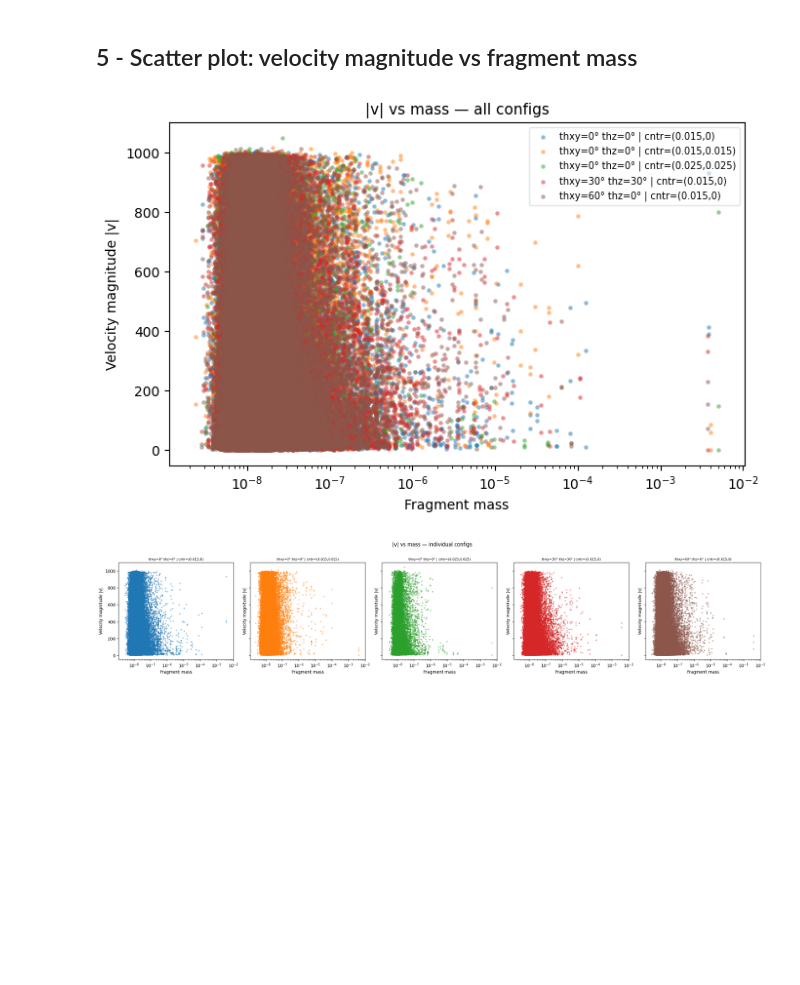
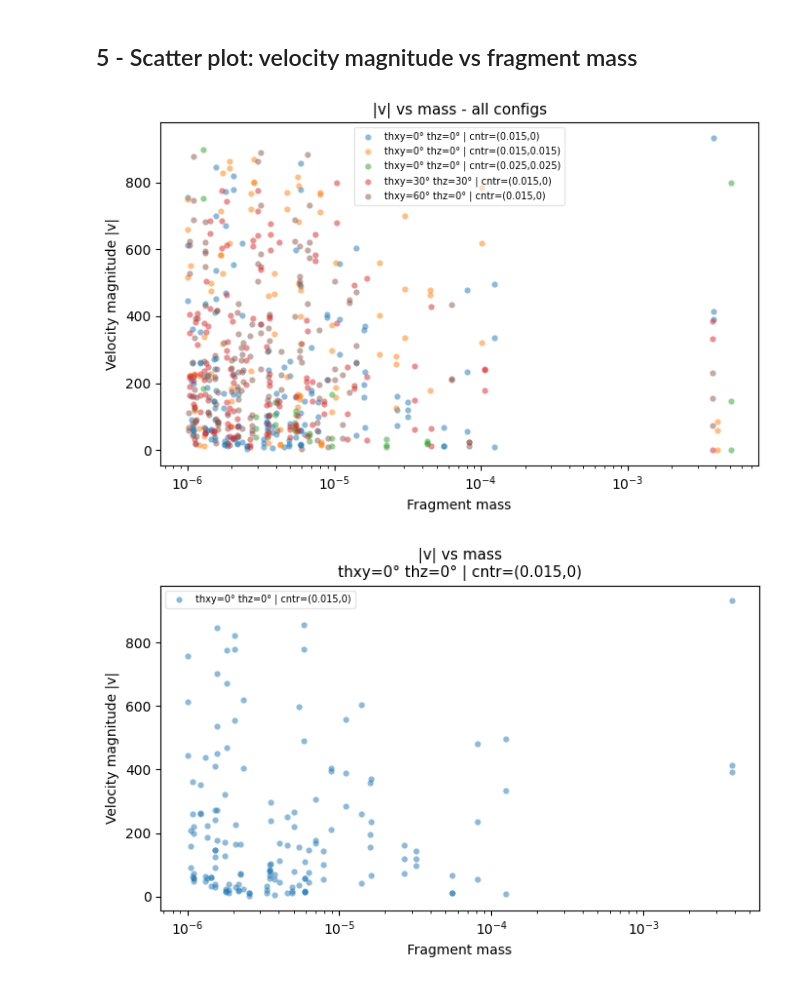
Before and after one commit to andreasaporito/Frag3D, a Jupyter notebook: SBM-comparison/angle-ecc-sweeps.ipynb, the cells around one changed output. Saved outputs shown, nothing was run; the diff lists cells and outputs as text; code cells hidden in the pictures; blank space fills up the shorter version.

Commit message:
Thresholded results

```diff
--- a/SBM-comparison/angle-ecc-sweeps.ipynb
+++ b/SBM-comparison/angle-ecc-sweeps.ipynb
@@ -113,6 +113,25 @@ display(df_display)
 # %% [markdown]
 ## 3 - Fragment statistics table
 mean / max / min / std of mass, |v|, vx, vy, vz
+# %%
+def filter_fragment_data(fragment_data, mass_threshold):
+    filtered_data = {}
+
+    for label, fd in fragment_data.items():
+
+        mask = fd['mass'] > mass_threshold
+
+        filtered_data[label] = {
+            key: values[mask]
+            for key, values in fd.items()
+        }
+
+    return filtered_data
+
+fragment_data = filter_fragment_data(
+    fragment_data,
+    MASS_THRESHOLD
+)
 # %%
 FRAG_KEYS   = ['mass', 'vmag', 'vx', 'vy', 'vz']
 FRAG_LABELS = ['Mass', '|v|', 'vx', 'vy', 'vz']
@@ -248,7 +278,7 @@ def scatter_vmag_vs_mass(frag_data, labels, colors, title_suffix='', ax=None):
         fig, ax = plt.subplots(figsize=(7, 4.5))
     for label, color in zip(labels, colors):
         fd = frag_data[label]
-        ax.scatter(fd['mass'], fd['vmag'], s=10, alpha=0.5,
+        ax.scatter(fd['mass'], fd['vmag'], s=20, alpha=0.5,
                    color=color, label=label, linewidths=0)
     ax.set_xscale('log')
     ax.set_xlabel('Fragment mass', fontsize=10)
@@ -259,20 +289,19 @@ def scatter_vmag_vs_mass(frag_data, labels, colors, title_suffix='', ax=None):
         plt.tight_layout()
         plt.show()
 # %%
-scatter_vmag_vs_mass(fragment_data, LABELS, COLORS, title_suffix=' — all configs')
-
-n = len(LABELS)
-fig, axes = plt.subplots(1, n, figsize=(4.5 * n, 4.5), sharey=True, sharex=True)
-for ax, label, color in zip(axes, LABELS, COLORS):
+scatter_vmag_vs_mass(
+    fragment_data,
+    LABELS,
+    COLORS,
+    title_suffix=' - all configs'
+)
+for label, color in zip(LABELS, COLORS):
     scatter_vmag_vs_mass(
-        fragment_data, [label], [color],
-        title_suffix=f'\n{label}', ax=ax
+        fragment_data,
+        [label],
+        [color],
+        title_suffix=f'\n{label}'
     )
-    ax.set_title(label, fontsize=8)
-axes[0].set_ylabel('Velocity magnitude |v|', fontsize=10)
-fig.suptitle('|v| vs mass — individual configs', fontsize=12, y=1.01)
-plt.tight_layout()
-plt.show()
 # %% [output]
-[figure, old version]
+[figure, new version]
-[figure, old version]
+[figure, new version]
```
Also changed, not shown: parts of 4 cells of this notebook.
